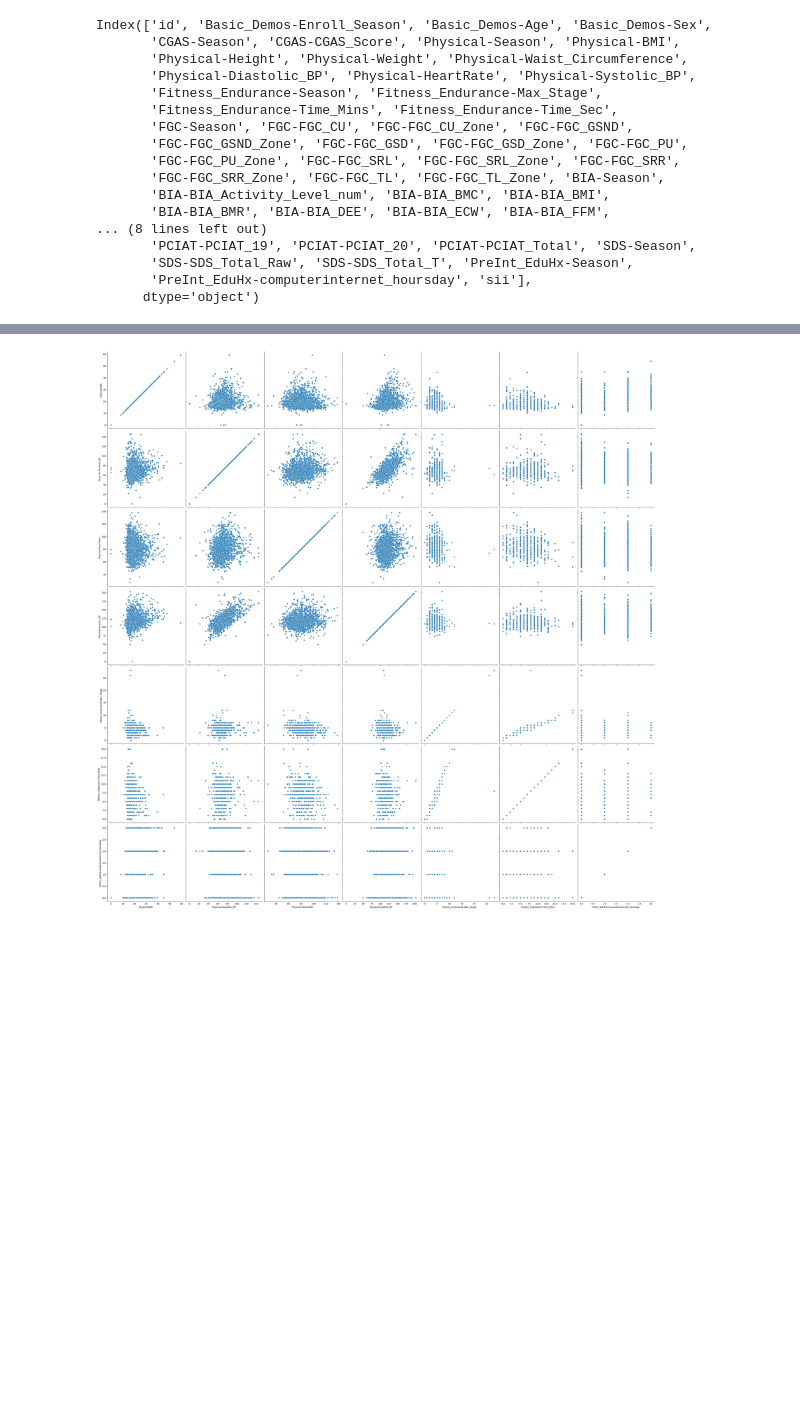
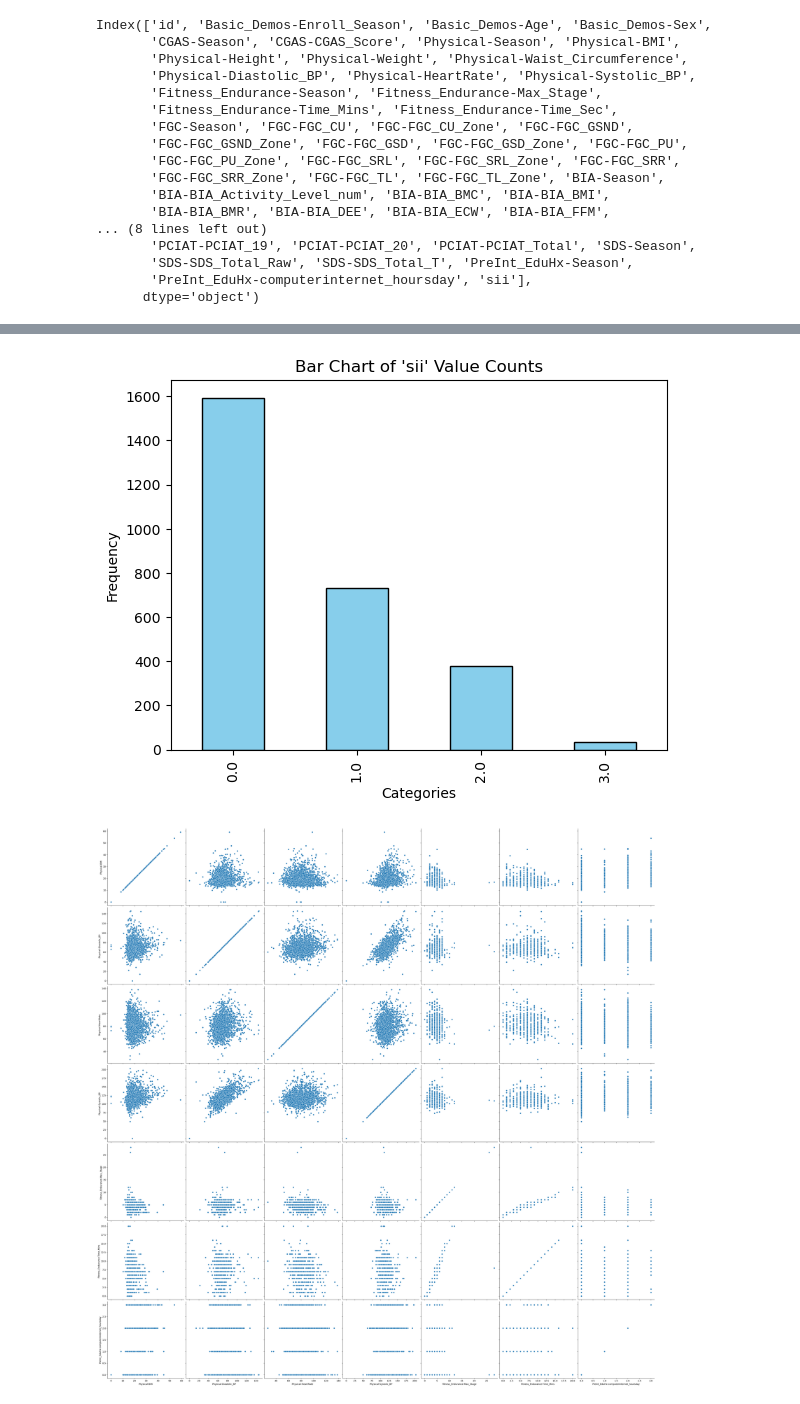
Before and after one commit to aarondweinberg/CMI_problematic_internet_use, a Jupyter notebook: Exploration_Files/EW-Exploration.ipynb, the cells around one changed output, grey strips where cells are left out. Cells and saved outputs as stored; diff of their text form; code cells hidden in the pictures; blank space fills up the shorter version.

Commit message:
presentation

```diff
--- a/Exploration_Files/EW-Exploration.ipynb
+++ b/Exploration_Files/EW-Exploration.ipynb
@@ -74,3 +74,19 @@ Axes(0.125,0.11;0.775x0.77)
+# %%
+# Assuming `train['sii'].value_counts()` is already defined
+train['sii'].value_counts().plot(kind='bar', color='skyblue', edgecolor='black')
+
+# Add title and labels
+plt.title("Bar Chart of 'sii' Value Counts")
+plt.xlabel("Categories")
+plt.ylabel("Frequency")
+
+# Save the plot as an image file
+plt.savefig("../Presentation/Images/sii_distribution.png", dpi=300, bbox_inches='tight')  # Adjust the dpi and format as needed
+
+# Display the plot
+plt.show()
+# %% [output]
+[figure, added]
 # %%
 features_quant=['Physical-BMI','Physical-Diastolic_BP', 'Physical-HeartRate', 'Physical-Systolic_BP', 'Fitness_Endurance-Max_Stage',
        'Fitness_Endurance-Time_Mins',
```
Also changed, not shown: parts of 6 cells of this notebook, 5 other files.
